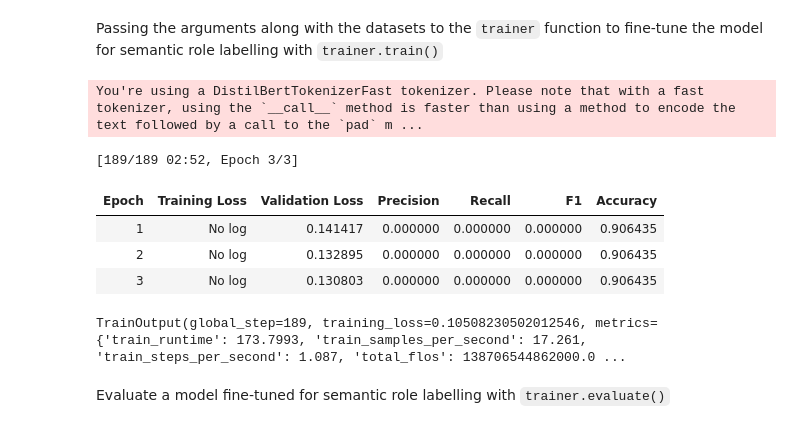
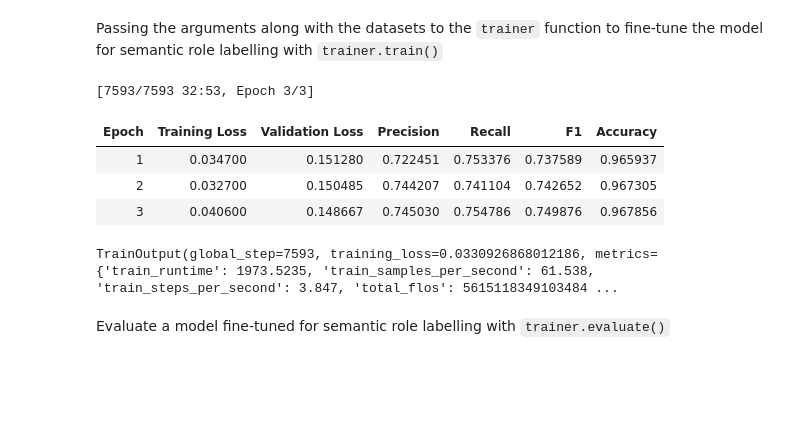
Before and after one commit to abrtz/srl-with-bert, a Jupyter notebook: main.ipynb, the cells around one changed output. Saved outputs shown, nothing was run; the diff lists cells and outputs as text; code cells hidden in the pictures; blank space fills up the shorter version.

```diff
--- a/main.ipynb
+++ b/main.ipynb
@@ -209,21 +227,20 @@ Passing the arguments along with the datasets to the `trainer` function to fine-
 # %%
 trainer = Trainer(
         model,
         args,
-        train_dataset=small_train_dataset,
-        eval_dataset=small_eval_dataset,
+        train_dataset=dataset_train,
+        eval_dataset=dataset_dev,
         tokenizer=tokenizer,
         compute_metrics=lambda p: compute_metrics(*p, label_list, metric)
     )
 trainer.train()
 # %% [output]
-You're using a DistilBertTokenizerFast tokenizer. Please note that with a fast tokenizer, using the `__call__` method is faster than using a method to encode the text followed by a call to the `pad` m ...
+[7593/7593 32:53, Epoch 3/3]
+| Epoch | Training Loss | Validation Loss | Precision | Recall | F1 | Accuracy |
+| 1 | 0.034700 | 0.151280 | 0.722451 | 0.753376 | 0.737589 | 0.965937 |
+| 2 | 0.032700 | 0.150485 | 0.744207 | 0.741104 | 0.742652 | 0.967305 |
+| 3 | 0.040600 | 0.148667 | 0.745030 | 0.754786 | 0.749876 | 0.967856 |
-[189/189 02:52, Epoch 3/3]
+TrainOutput(global_step=7593, training_loss=0.0330926868012186, metrics={'train_runtime': 1973.5235, 'train_samples_per_second': 61.538, 'train_steps_per_second': 3.847, 'total_flos': 5615118349103484 ...
-| Epoch | Training Loss | Validation Loss | Precision | Recall | F1 | Accuracy |
-| 1 | No log | 0.141417 | 0.000000 | 0.000000 | 0.000000 | 0.906435 |
-| 2 | No log | 0.132895 | 0.000000 | 0.000000 | 0.000000 | 0.906435 |
-| 3 | No log | 0.130803 | 0.000000 | 0.000000 | 0.000000 | 0.906435 |
-TrainOutput(global_step=189, training_loss=0.10508230502012546, metrics={'train_runtime': 173.7993, 'train_samples_per_second': 17.261, 'train_steps_per_second': 1.087, 'total_flos': 138706544862000.0 ...
 # %% [markdown]
 Evaluate a model fine-tuned for semantic role labelling with `trainer.evaluate()`
 # %%
```
Also changed, not shown: parts of 11 cells of this notebook.
